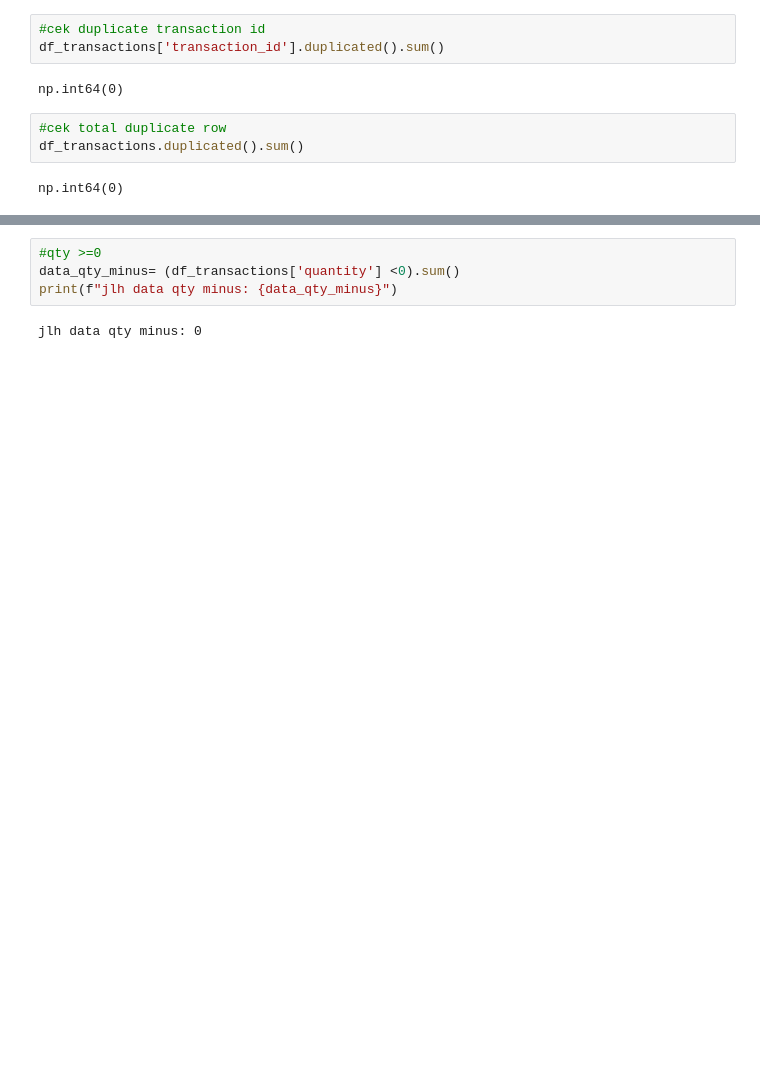
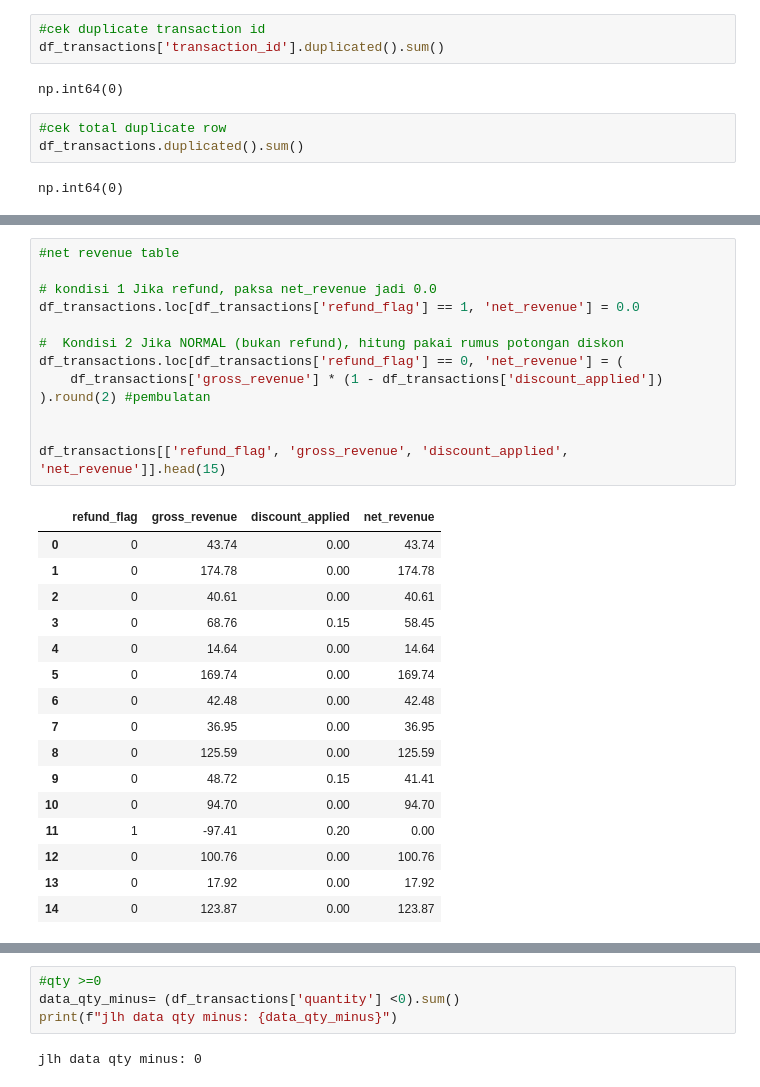
Before and after one commit to regartzpris/e-commerce_analysis, a Jupyter notebook: notebook/fact/fact_transactions.ipynb, the cells around one changed output, grey strips where cells are left out. Saved outputs shown, nothing was run; the diff lists cells and outputs as text; blank space fills up the shorter version.

```diff
--- a/notebook/fact/fact_transactions.ipynb
+++ b/notebook/fact/fact_transactions.ipynb
@@ -61,3 +70,33 @@ data_minus_revenue = (df_transactions['net_revenue'] < 0).sum()
 print(f"Jumlah data dengan revenue minus: {data_minus_revenue}")
 # %% [output]
 Jumlah data dengan revenue minus: 0
+# %%
+#net revenue table
+
+# kondisi 1 Jika refund, paksa net_revenue jadi 0.0
+df_transactions.loc[df_transactions['refund_flag'] == 1, 'net_revenue'] = 0.0
+
+#  Kondisi 2 Jika NORMAL (bukan refund), hitung pakai rumus potongan diskon
+df_transactions.loc[df_transactions['refund_flag'] == 0, 'net_revenue'] = (
+    df_transactions['gross_revenue'] * (1 - df_transactions['discount_applied'])
+).round(2) #pembulatan
+
+
+df_transactions[['refund_flag', 'gross_revenue', 'discount_applied', 'net_revenue']].head(15)
+# %% [output]
+|  | refund_flag | gross_revenue | discount_applied | net_revenue |
+| 0 | 0 | 43.74 | 0.00 | 43.74 |
+| 1 | 0 | 174.78 | 0.00 | 174.78 |
+| 2 | 0 | 40.61 | 0.00 | 40.61 |
+| 3 | 0 | 68.76 | 0.15 | 58.45 |
+| 4 | 0 | 14.64 | 0.00 | 14.64 |
+| 5 | 0 | 169.74 | 0.00 | 169.74 |
+| 6 | 0 | 42.48 | 0.00 | 42.48 |
+| 7 | 0 | 36.95 | 0.00 | 36.95 |
+| 8 | 0 | 125.59 | 0.00 | 125.59 |
+| 9 | 0 | 48.72 | 0.15 | 41.41 |
+| 10 | 0 | 94.70 | 0.00 | 94.70 |
+| 11 | 1 | -97.41 | 0.20 | 0.00 |
+| 12 | 0 | 100.76 | 0.00 | 100.76 |
+| 13 | 0 | 17.92 | 0.00 | 17.92 |
+| 14 | 0 | 123.87 | 0.00 | 123.87 |
```
Also changed, not shown: parts of 24 cells of this notebook, 7 other files.
